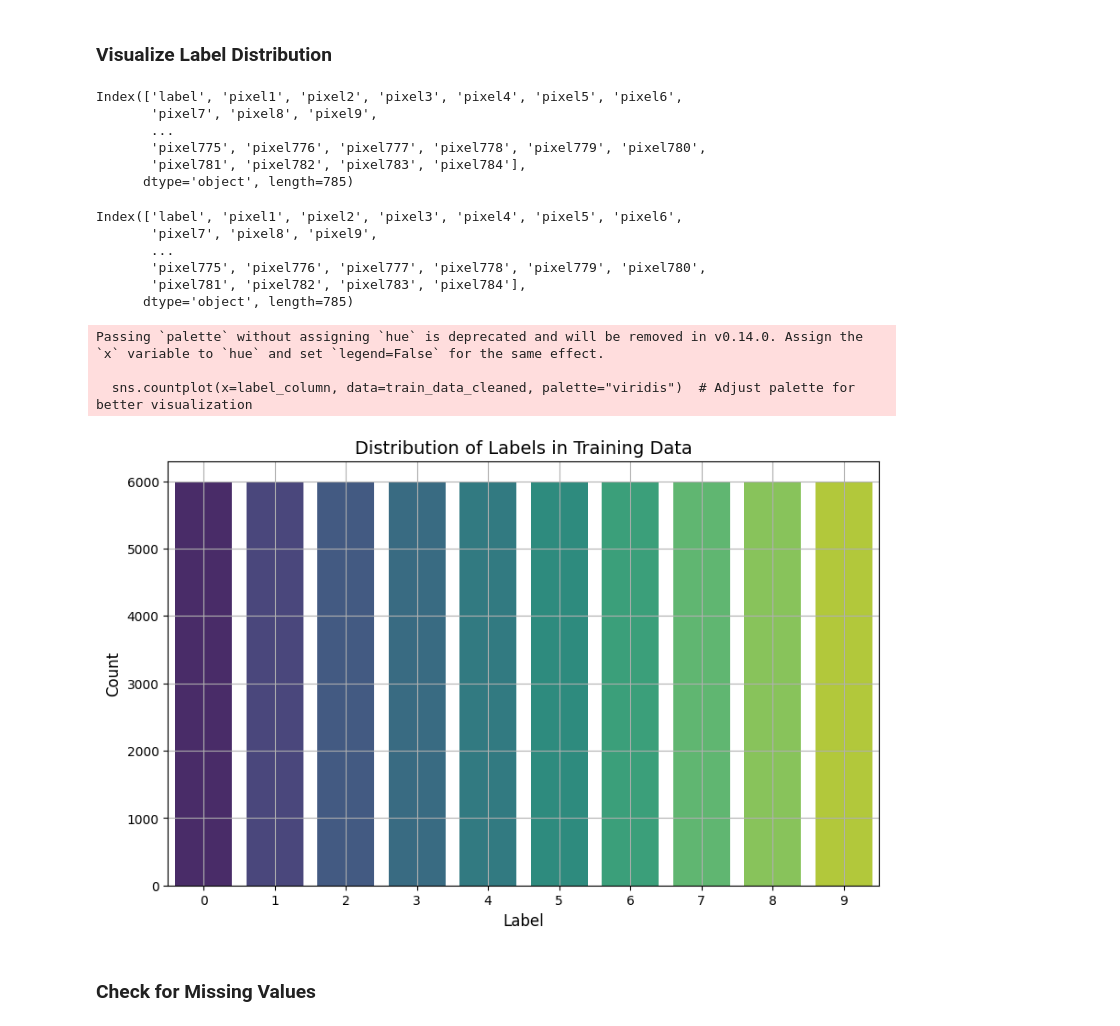
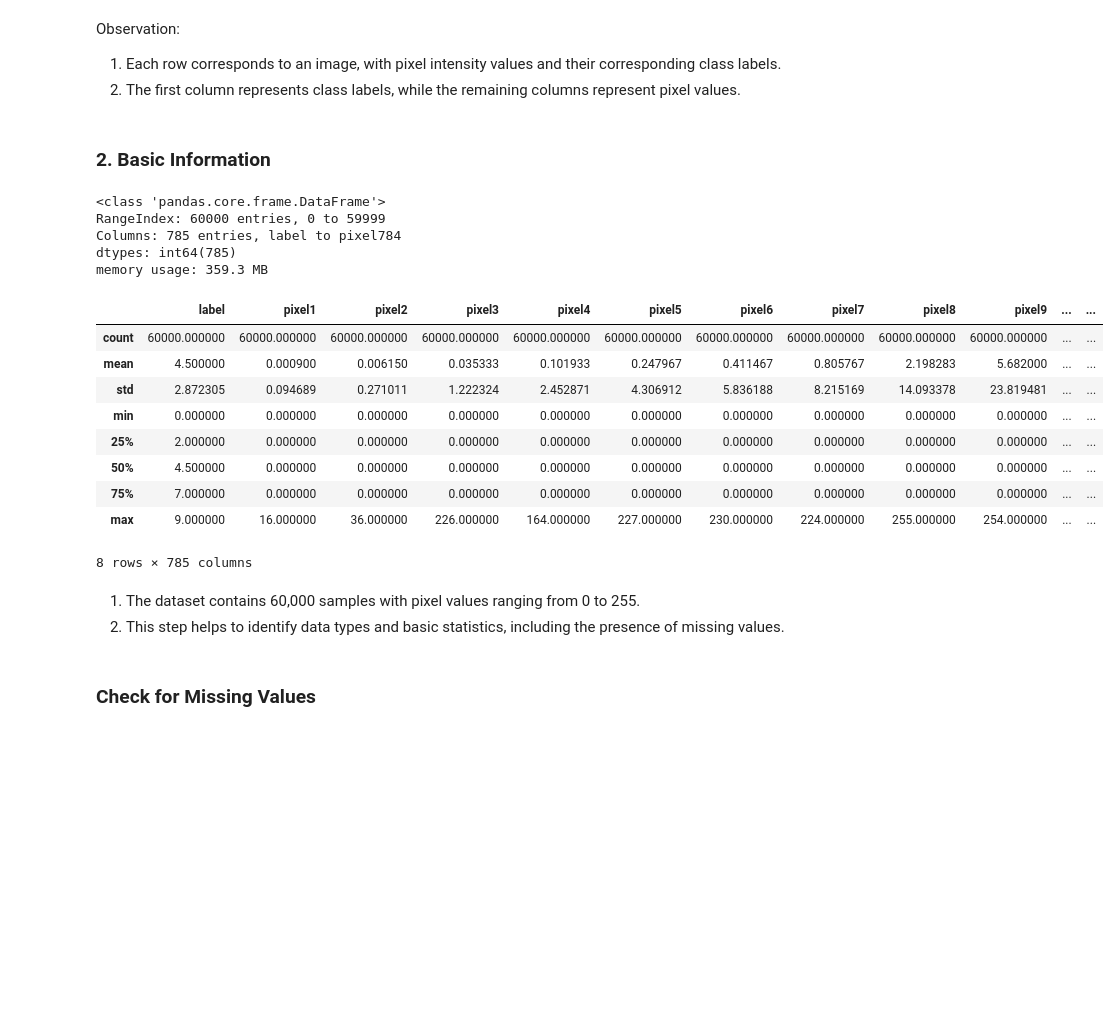
Before and after one commit to Om700-create/fashion-recommender-system, a Jupyter notebook: notebooks/EDA.ipynb, the cells around one changed output. Cells and saved outputs as stored; diff of their text form; code cells hidden in the pictures; blank space fills up the shorter version.

```diff
--- a/notebooks/EDA.ipynb
+++ b/notebooks/EDA.ipynb
@@ -68,44 +20,33 @@ train_data_cleaned.describe()
-# %% [markdown]
-### Visualize Label Distribution
-# %%
-print(train_data_cleaned.columns)
-# %% [output]
-Index(['label', 'pixel1', 'pixel2', 'pixel3', 'pixel4', 'pixel5', 'pixel6',
-       'pixel7', 'pixel8', 'pixel9',
-       ...
-       'pixel775', 'pixel776', 'pixel777', 'pixel778', 'pixel779', 'pixel780',
-       'pixel781', 'pixel782', 'pixel783', 'pixel784'],
-      dtype='object', length=785)
-# %%
-import matplotlib.pyplot as plt
-import seaborn as sns
-
-# Check column names to ensure the label column is correct
-print(train_data_cleaned.columns)
-
-# Assuming the first column is the label column (adjust if needed)
-label_column = train_data_cleaned.columns[0]  # Replace with actual label column if different
-
-# Plot the distribution of labels
-plt.figure(figsize=(10, 6))
-sns.countplot(x=label_column, data=train_data_cleaned, palette="viridis")  # Adjust palette for better visualization
-plt.title('Distribution of Labels in Training Data', fontsize=14)
-plt.xlabel('Label', fontsize=12)
-plt.ylabel('Count', fontsize=12)
-plt.xticks(fontsize=10)
-plt.yticks(fontsize=10)
-plt.grid(True)
-plt.show()
-# %% [output]
-Index(['label', 'pixel1', 'pixel2', 'pixel3', 'pixel4', 'pixel5', 'pixel6',
-       'pixel7', 'pixel8', 'pixel9',
-       ...
-       'pixel775', 'pixel776', 'pixel777', 'pixel778', 'pixel779', 'pixel780',
-       'pixel781', 'pixel782', 'pixel783', 'pixel784'],
-      dtype='object', length=785)
-Passing `palette` without assigning `hue` is deprecated and will be removed in v0.14.0. Assign the `x` variable to `hue` and set `legend=False` for the same effect.
-
-  sns.countplot(x=label_column, data=train_data_cleaned, palette="viridis")  # Adjust palette for better visualization
-[figure, removed]
+# %% [markdown]
+Observation:
+1. Each row corresponds to an image, with pixel intensity values and their corresponding class labels.
+2. The first column represents class labels, while the remaining columns represent pixel values.
+# %% [markdown]
+### 2. Basic Information
+# %%
+# Display information about the training dataset
+train_data.info()
+
+# Display summary statistics of the dataset
+train_data.describe()
+# %% [output]
+<class 'pandas.core.frame.DataFrame'>
+RangeIndex: 60000 entries, 0 to 59999
+Columns: 785 entries, label to pixel784
+dtypes: int64(785)
+memory usage: 359.3 MB
+|  | label | pixel1 | pixel2 | pixel3 | pixel4 | pixel5 | pixel6 | pixel7 | pixel8 | pixel9 | ... | ... |
+| count | 60000.000000 | 60000.000000 | 60000.000000 | 60000.000000 | 60000.000000 | 60000.000000 | 60000.000000 | 60000.000000 | 60000.000000 | 60000.000000 | ... | ... |
+| mean | 4.500000 | 0.000900 | 0.006150 | 0.035333 | 0.101933 | 0.247967 | 0.411467 | 0.805767 | 2.198283 | 5.682000 | ... | ... |
+| std | 2.872305 | 0.094689 | 0.271011 | 1.222324 | 2.452871 | 4.306912 | 5.836188 | 8.215169 | 14.093378 | 23.819481 | ... | ... |
+| min | 0.000000 | 0.000000 | 0.000000 | 0.000000 | 0.000000 | 0.000000 | 0.000000 | 0.000000 | 0.000000 | 0.000000 | ... | ... |
+| 25% | 2.000000 | 0.000000 | 0.000000 | 0.000000 | 0.000000 | 0.000000 | 0.000000 | 0.000000 | 0.000000 | 0.000000 | ... | ... |
+| 50% | 4.500000 | 0.000000 | 0.000000 | 0.000000 | 0.000000 | 0.000000 | 0.000000 | 0.000000 | 0.000000 | 0.000000 | ... | ... |
+| 75% | 7.000000 | 0.000000 | 0.000000 | 0.000000 | 0.000000 | 0.000000 | 0.000000 | 0.000000 | 0.000000 | 0.000000 | ... | ... |
+| max | 9.000000 | 16.000000 | 36.000000 | 226.000000 | 164.000000 | 227.000000 | 230.000000 | 224.000000 | 255.000000 | 254.000000 | ... | ... |
+8 rows × 785 columns
+# %% [markdown]
+1. The dataset contains 60,000 samples with pixel values ranging from 0 to 255.
+2. This step helps to identify data types and basic statistics, including the presence of missing values.
 # %% [markdown]
 ### Check for Missing Values
```
Also changed, not shown: parts of 81 cells of this notebook.
